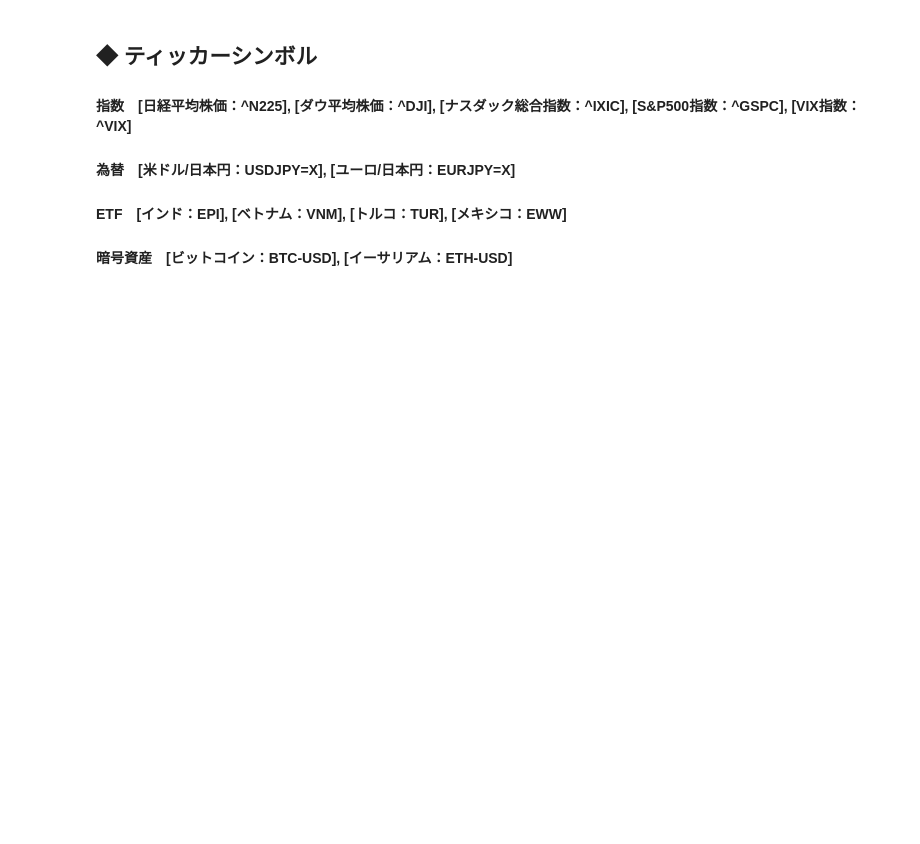
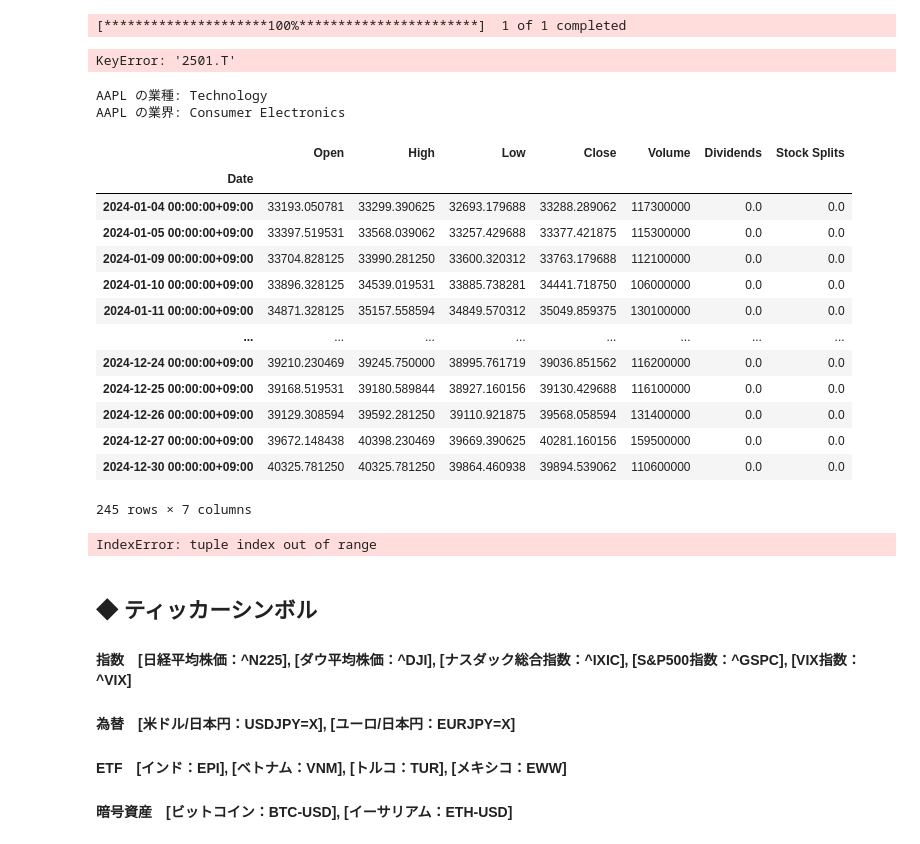
Before and after one commit to Shota0525/streamlit_stock_app, a Jupyter notebook: 01_test1.ipynb, the cells around one changed output. Cells and saved outputs as stored; diff of their text form; code cells hidden in the pictures; blank space fills up the shorter version.

```diff
--- a/01_test1.ipynb
+++ b/01_test1.ipynb
@@ -1,3 +195,81 @@
+# %%
+# 株価を取得する関数
+def get_stock_price(ticker, period, interval):
+    data = yf.download(ticker, period = period, interval = interval, multi_level_index ='False')
+    return data
+
+# 指定した銘柄と期間でデータ取得
+data = get_stock_price('2501.T', period = '6mo', interval = '1d')
+data["2501.T"]
+#data
+# %% [output]
+[*********************100%***********************]  1 of 1 completed
+KeyError: '2501.T'
+# %%
+import yfinance as yf
+
+def get_company_info(ticker_symbol):
+    stock = yf.Ticker(ticker_symbol)
+    info = stock.info
+    sector = info.get('sector', '情報なし')
+    industry = info.get('industry', '情報なし')
+    return sector, industry
+
+# 例: Appleの業種と業界を取得
+ticker = "AAPL"
+sector, industry = get_company_info(ticker)
+print(f"{ticker} の業種: {sector}")
+print(f"{ticker} の業界: {industry}")
+# %% [output]
+AAPL の業種: Technology
+AAPL の業界: Consumer Electronics
+# %%
+ticker = yf.Ticker('^N225')
+data = ticker.history(start='2024-01-01', end='2024-12-31')
+# %%
+data
+# %% [output]
+|  | Open | High | Low | Close | Volume | Dividends | Stock Splits |
+| Date |  |  |  |  |  |  |  |
+| 2024-01-04 00:00:00+09:00 | 33193.050781 | 33299.390625 | 32693.179688 | 33288.289062 | 117300000 | 0.0 | 0.0 |
+| 2024-01-05 00:00:00+09:00 | 33397.519531 | 33568.039062 | 33257.429688 | 33377.421875 | 115300000 | 0.0 | 0.0 |
+| 2024-01-09 00:00:00+09:00 | 33704.828125 | 33990.281250 | 33600.320312 | 33763.179688 | 112100000 | 0.0 | 0.0 |
+| 2024-01-10 00:00:00+09:00 | 33896.328125 | 34539.019531 | 33885.738281 | 34441.718750 | 106000000 | 0.0 | 0.0 |
+| 2024-01-11 00:00:00+09:00 | 34871.328125 | 35157.558594 | 34849.570312 | 35049.859375 | 130100000 | 0.0 | 0.0 |
+| ... | ... | ... | ... | ... | ... | ... | ... |
+| 2024-12-24 00:00:00+09:00 | 39210.230469 | 39245.750000 | 38995.761719 | 39036.851562 | 116200000 | 0.0 | 0.0 |
+| 2024-12-25 00:00:00+09:00 | 39168.519531 | 39180.589844 | 38927.160156 | 39130.429688 | 116100000 | 0.0 | 0.0 |
+| 2024-12-26 00:00:00+09:00 | 39129.308594 | 39592.281250 | 39110.921875 | 39568.058594 | 131400000 | 0.0 | 0.0 |
+| 2024-12-27 00:00:00+09:00 | 39672.148438 | 40398.230469 | 39669.390625 | 40281.160156 | 159500000 | 0.0 | 0.0 |
+| 2024-12-30 00:00:00+09:00 | 40325.781250 | 40325.781250 | 39864.460938 | 39894.539062 | 110600000 | 0.0 | 0.0 |
+245 rows × 7 columns
+# %%
+import yfinance as yf
+
+dat = yf.Ticker("2501.T")
+# with multiple tickers
+# dat = yf.Tickers('msft aapl goog')[msft]
+
+# get historical market data
+dat.history(period='1mo') # 株価履歴
+
+# options
+dat.option_chain(dat.options[0]).calls # コールオプション情報
+
+# get financials
+dat.balance_sheet # 貸借対照表
+dat.quarterly_income_stmt # 四半期収入明細書
+
+# dates
+dat.calendar # 決算などの主要日
+
+# general info
+dat.info # 基本情報
+
+# analysis
+dat.analyst_price_targets # yahooのアナリスト評価
+# %% [output]
+IndexError: tuple index out of range
 # %%
 # ライブラリをインポート
 import numpy as np
```
Also changed, not shown: parts of 10 cells of this notebook, 6 other files.
